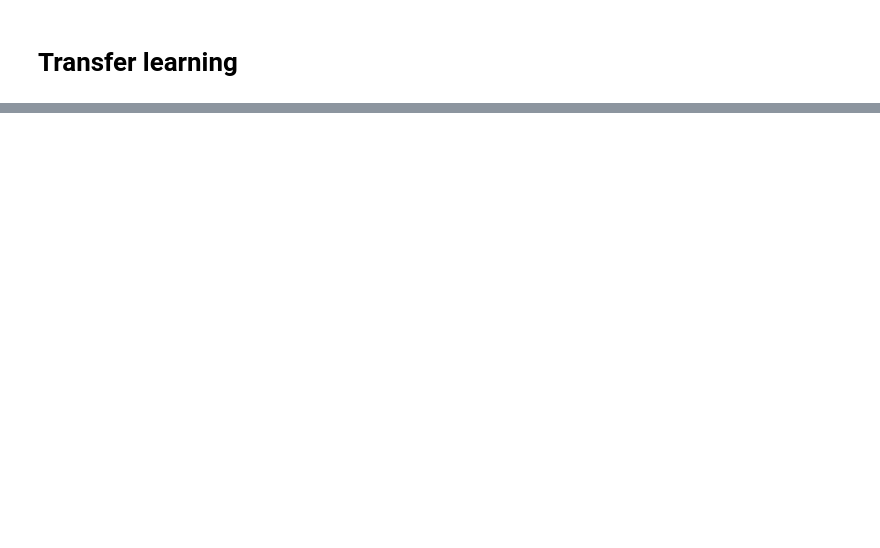
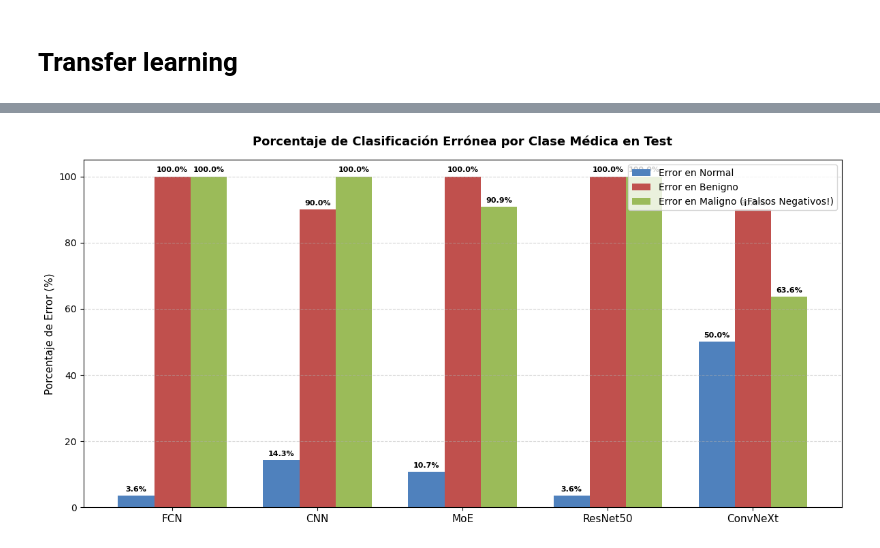
Before and after one commit to JaredMijailRE/IA-Images, a Jupyter notebook: proyecto.ipynb, the cells around one changed output, grey strips where cells are left out. Drawn from its saved outputs; the diff is of its cells as text; code cells hidden in the pictures; blank space fills up the shorter version.

```diff
--- a/proyecto.ipynb
+++ b/proyecto.ipynb
@@ -956,0 +1499,88 @@ NameError: name 'history_cnn' is not defined
+# %%
+import seaborn as sns
+from sklearn.metrics import confusion_matrix
+
+y_test_true = np.argmax(y_test, axis=1)
+
+class_names = ['Normal', 'Benigno', 'Maligno']
+model_names = ['FCN', 'CNN', 'MoE', 'ResNet50', 'ConvNeXt']
+
+preds_dict = {
+    'FCN': np.argmax(model_fcn.predict(X_test_final, batch_size=2, verbose=0), axis=1),
+    'CNN': np.argmax(model_cnn.predict(X_test_final, batch_size=2, verbose=0), axis=1),
+    'MoE': np.argmax(model_fcn_moe.predict(X_test_final, batch_size=2, verbose=0), axis=1),
+    'ResNet50': np.argmax(model_resnet.predict(X_test_final, batch_size=2, verbose=0), axis=1),
+    'ConvNeXt': np.argmax(model_convnext.predict(X_test_final, batch_size=2, verbose=0), axis=1)
+}
+
+error_por_clase = {class_name: [] for class_name in class_names}
+
+for model in model_names:
+    preds = preds_dict[model]
+    cm = confusion_matrix(y_test_true, preds)
+
+    for i, class_name in enumerate(class_names):
+        total_real = np.sum(cm[i, :])
+        aciertos = cm[i, i]
+        tasa_error = ((total_real - aciertos) / total_real) * 100 if total_real > 0 else 0
+        error_por_clase[class_name].append(tasa_error)
+
+plt.figure(figsize=(12, 6))
+x = np.arange(len(model_names))
+width = 0.25
+
+rects1 = plt.bar(x - width, error_por_clase['Normal'], width, label='Error en Normal', color='#4f81bd')
+rects2 = plt.bar(x, error_por_clase['Benigno'], width, label='Error en Benigno', color='#c0504d')
+rects3 = plt.bar(x + width, error_por_clase['Maligno'], width, label='Error en Maligno (¡Falsos Negativos!)', color='#9bbb59')
+
+plt.ylabel('Porcentaje de Error (%)', fontsize=11)
+plt.title('Porcentaje de Clasificación Errónea por Clase Médica en Test', fontsize=13, fontweight='bold', pad=15)
+plt.xticks(x, model_names, fontsize=11)
+plt.ylim(0, 105) # Escala de porcentaje
+plt.legend(loc='upper right', fontsize=10)
+plt.grid(axis='y', linestyle='--', alpha=0.5)
+
+def label_bars(rects):
+    for rect in rects:
+        height = rect.get_height()
+        plt.annotate(f'{height:.1f}%',
+                    xy=(rect.get_x() + rect.get_width() / 2, height),
+                    xytext=(0, 3),  # 3 puntos de desplazamiento vertical
+                    textcoords="offset points",
+                    ha='center', va='bottom', fontsize=8, fontweight='bold')
+
+label_bars(rects1)
+label_bars(rects2)
+label_bars(rects3)
+
+plt.tight_layout()
+plt.show()
+
+fig, axes = plt.subplots(1, 5, figsize=(24, 4.5))
+
+for idx, model in enumerate(model_names):
+    preds = preds_dict[model]
+    cm = confusion_matrix(y_test_true, preds, normalize='true')
+
+    sns.heatmap(
+        cm,
+        annot=True,
+        fmt=".2%",
+        cmap="Blues",
+        xticklabels=class_names,
+        yticklabels=class_names,
+        cbar=False,
+        ax=axes[idx],
+        annot_kws={"size": 11, "weight": "bold"}
+    )
+    axes[idx].set_title(f'Matriz: {model}', fontsize=12, fontweight='bold', pad=10)
+    axes[idx].set_xlabel('Predicción del Modelo')
+    if idx == 0:
+        axes[idx].set_ylabel('Clase Real (Golden Standard)')
+    else:
+        axes[idx].set_ylabel('')
+
+plt.tight_layout()
+plt.show()
+# %% [output]
+[figure, added]
```
Also changed, not shown: parts of 66 cells of this notebook, 19 other files.
